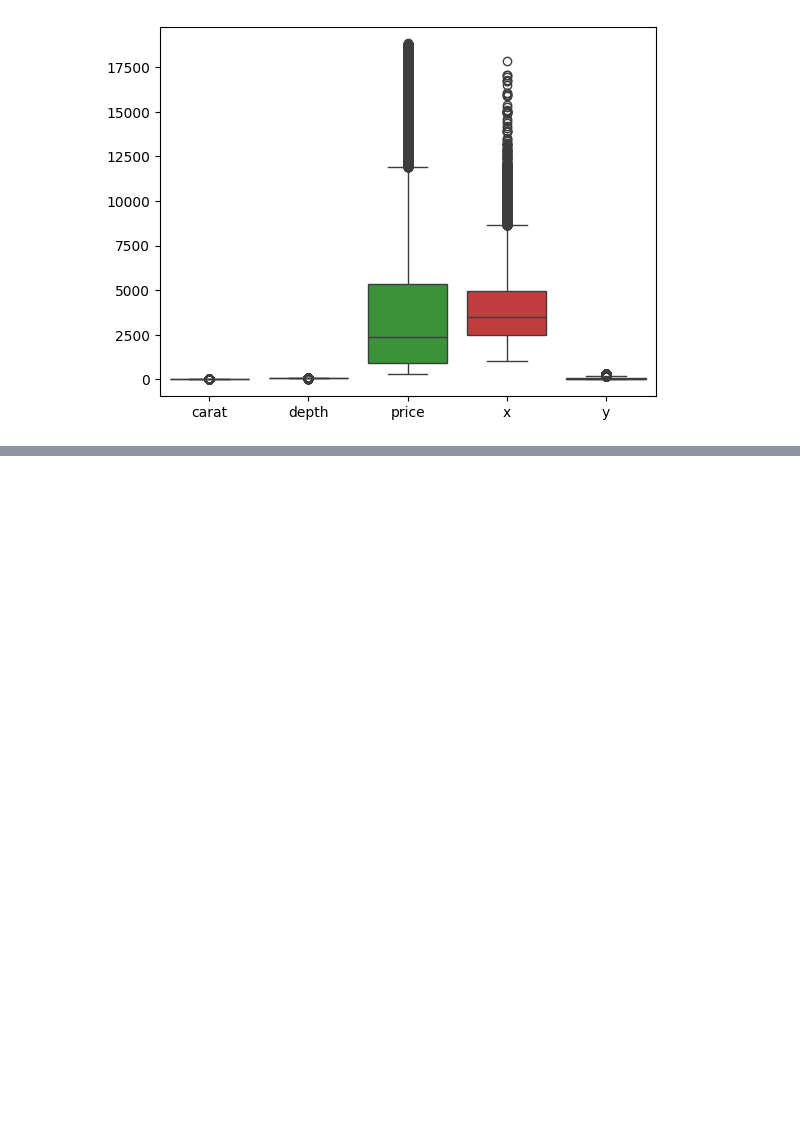
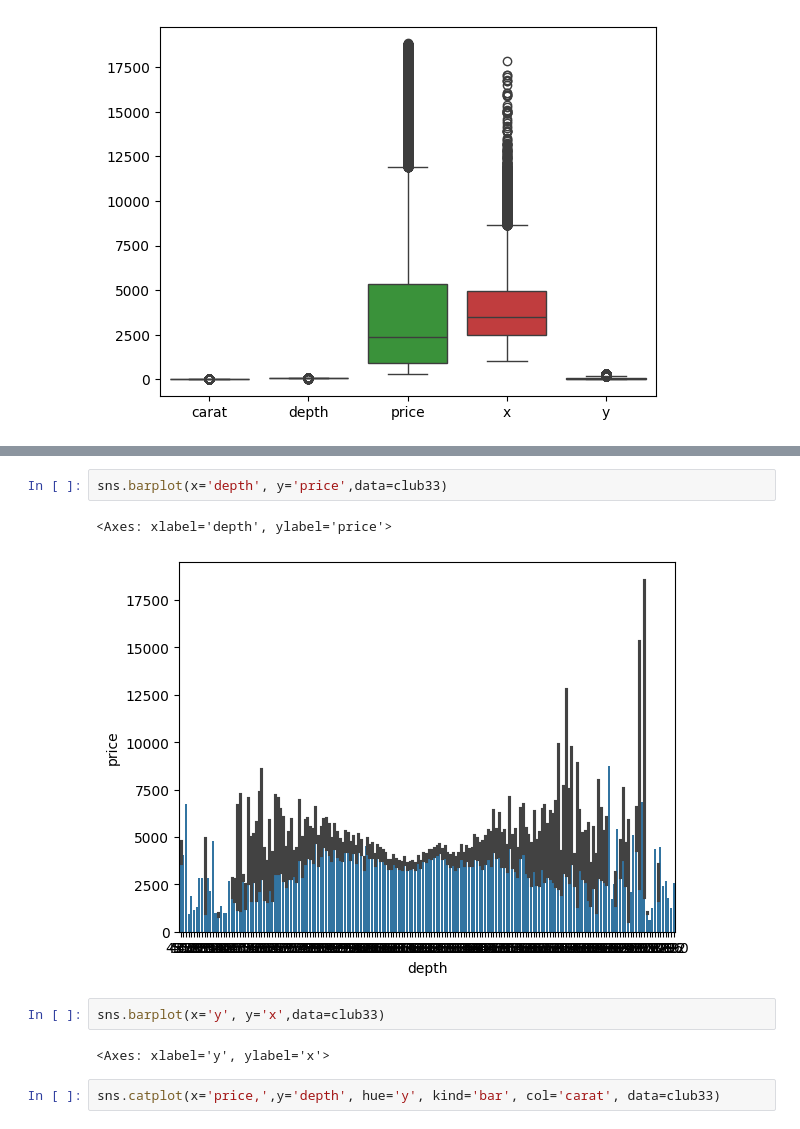
Before and after one commit to kent-debug/predictive-modelling, a Jupyter notebook: Predictive_models.ipynb, the cells around one changed output, grey strips where cells are left out. Drawn from its saved outputs; the diff is of its cells as text; blank space fills up the shorter version.

```diff
--- a/Predictive_models.ipynb
+++ b/Predictive_models.ipynb
@@ -133,0 +139,11 @@ sns.boxplot(club33)
+# %%
+sns.barplot(x='depth', y='price',data=club33)
+# %% [output]
+<Axes: xlabel='depth', ylabel='price'>
+[figure, added]
+# %%
+sns.barplot(x='y', y='x',data=club33)
+# %% [output]
+<Axes: xlabel='y', ylabel='x'>
+# %%
+sns.catplot(x='price,',y='depth', hue='y', kind='bar', col='carat', data=club33)
```
Also changed, not shown: parts of 1 cell of this notebook.
